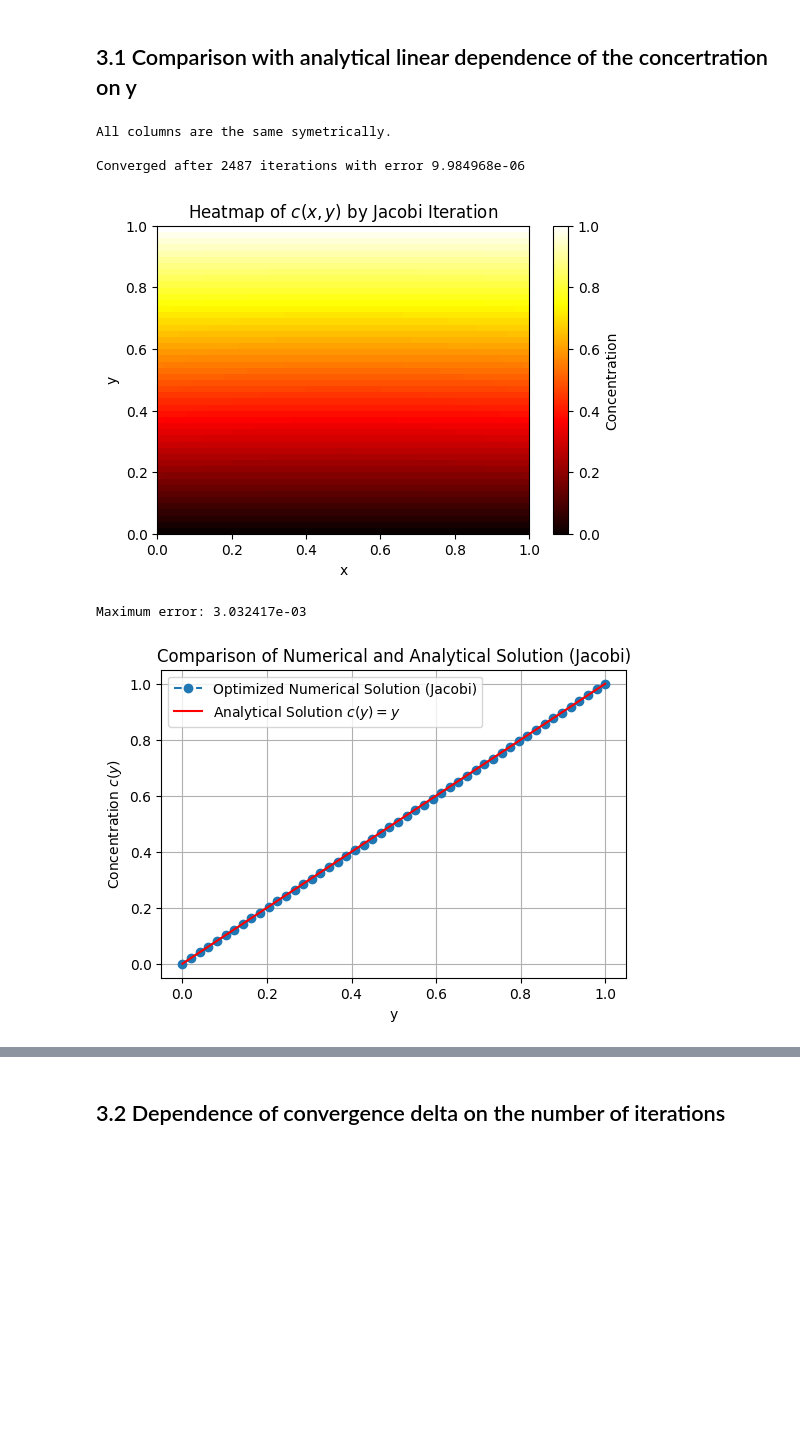
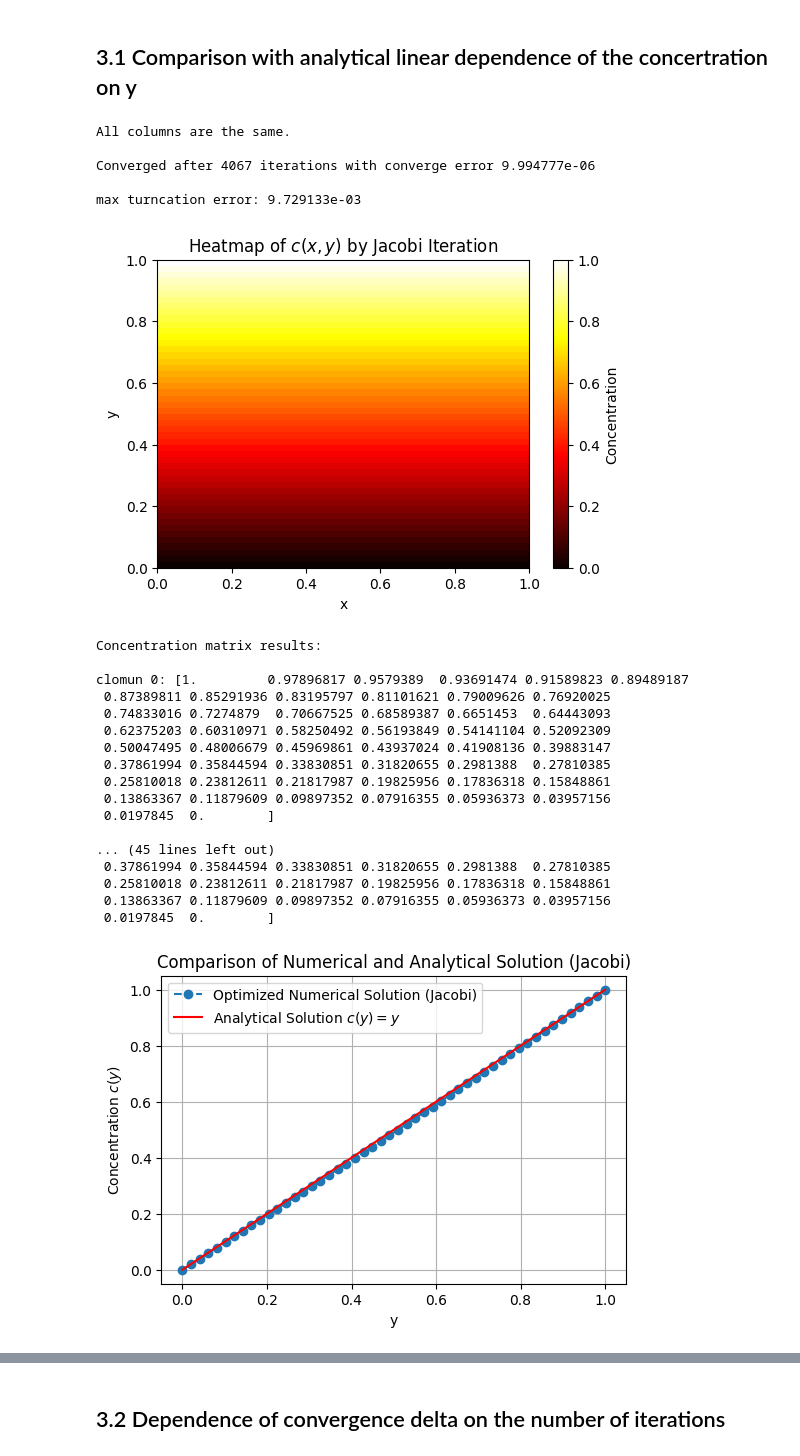
Before and after one commit to matijsv/scicomp_22, a Jupyter notebook: presentation.ipynb, the cells around one changed output, grey strips where cells are left out. Cells and saved outputs as stored; diff of their text form; code cells hidden in the pictures; blank space fills up the shorter version.

Commit message:
fix periodic left and right boundaries

```diff
--- a/presentation.ipynb
+++ b/presentation.ipynb
@@ -18,48 +18,74 @@ import src.time_indep_algorithm as tia
 # run the Jacobi iteration
 optimized_concentration, iteration, delta, _ = tia.jacobi_parallel()
 
 # check each column is the same symetrically
-for i in range(1, optimized_concentration.shape[1] // 2):
-    np.allclose(optimized_concentration[:, i], optimized_concentration[:, -i])
-print("All columns are the same symetrically. \n")
-print(f"Converged after {iteration} iterations with error {delta:.6e} \n")
+for i in range(1, optimized_concentration.shape[1]):
+    np.allclose(optimized_concentration[:, i], optimized_concentration[:, 0])
+print("All columns are the same. \n")
+print(f"Converged after {iteration} iterations with converge error {delta:.6e} \n")
+c_y_numerical_optimized = np.mean(optimized_concentration, axis=1)
+y_values_optimized = np.linspace(1, 0, len(c_y_numerical_optimized))
+
+# calculate the maximum error
+max_error_optimized = np.max(np.abs(c_y_numerical_optimized - y_values_optimized))
+print(f"max turncation error: {max_error_optimized:.6e} \n")
 
 # plot the heatmap of the optimized concentration
 plt.figure(figsize=(6, 4))
-plt.imshow(optimized_concentration, cmap="hot", aspect="auto", origin="upper",extent=[0, 1, 1, 0])
+plt.imshow(optimized_concentration, cmap="hot", aspect="auto", origin="lower",extent=[0, 1, 1, 0])
 plt.colorbar(label="Concentration")
 plt.xlabel("x")
 plt.ylabel("y")
 plt.title("Heatmap of $c(x, y)$ by Jacobi Iteration")
 plt.gca().invert_yaxis()  # invert y-axis to match the analytical solution
 plt.savefig("./fig/heatmap_jacobi.png")
 plt.show()
 
-c_y_numerical_optimized = np.mean(optimized_concentration, axis=1)
-y_values_optimized = np.linspace(0, 1, len(c_y_numerical_optimized))
-
-# calculate the maximum error
-max_error_optimized = np.max(np.abs(c_y_numerical_optimized - y_values_optimized))
-print(f"Maximum error: {max_error_optimized:.6e}")
+# print the concertration matrix results
+print("Concentration matrix results: \n")
+print(f"clomun 0: {optimized_concentration[:, 0]} \n")
+print(f"clomun 1: {optimized_concentration[:, 1]} \n")
+print(f"clomun 2: {optimized_concentration[:, 2]} \n")
+print(f"clomun -1: {optimized_concentration[:, -1]} \n")
+print(f"clomun -2: {optimized_concentration[:, -2]} \n")
+print(f"clomun -3: {optimized_concentration[:, -3]} \n")
 
 # plot the numerical solution
 plt.figure(figsize=(6, 4))
 plt.plot(y_values_optimized, c_y_numerical_optimized, label="Optimized Numerical Solution (Jacobi)", linestyle="--", marker="o")
 plt.plot(y_values_optimized, y_values_optimized, label="Analytical Solution $c(y) = y$", linestyle="-", color="r")
 plt.xlabel("y")
 plt.ylabel("Concentration $c(y)$")
 plt.legend()
 plt.title("Comparison of Numerical and Analytical Solution (Jacobi)")
 plt.grid(True)
 plt.savefig("./fig/numerical_vs_analytical_jacobi.png")
 plt.show()
 # %% [output]
-All columns are the same symetrically.
+All columns are the same.
 
-Converged after 2487 iterations with error 9.984968e-06
+Converged after 4067 iterations with converge error 9.994777e-06
+
+max turncation error: 9.729133e-03
 [figure]
-Maximum error: 3.032417e-03
+Concentration matrix results:
+
+clomun 0: [1.         0.97896817 0.9579389  0.93691474 0.91589823 0.89489187
+ 0.87389811 0.85291936 0.83195797 0.81101621 0.79009626 0.76920025
+ 0.74833016 0.7274879  0.70667525 0.68589387 0.6651453  0.64443093
+ 0.62375203 0.60310971 0.58250492 0.56193849 0.54141104 0.52092309
+ 0.50047495 0.48006679 0.45969861 0.43937024 0.41908136 0.39883147
+ 0.37861994 0.35844594 0.33830851 0.31820655 0.2981388  0.27810385
+ 0.25810018 0.23812611 0.21817987 0.19825956 0.17836318 0.15848861
+ 0.13863367 0.11879609 0.09897352 0.07916355 0.05936373 0.03957156
+ 0.0197845  0.        ]
+
+... (45 lines left out)
+ 0.37861994 0.35844594 0.33830851 0.31820655 0.2981388  0.27810385
+ 0.25810018 0.23812611 0.21817987 0.19825956 0.17836318 0.15848861
+ 0.13863367 0.11879609 0.09897352 0.07916355 0.05936373 0.03957156
+ 0.0197845  0.        ]
-[figure, old version]
+[figure, new version]
 # %%
 # run the Gauss-Seidel iteration
 optimized_concentration, iteration, delta, _ = tia.gauss_seidel_seq()
```
Also changed, not shown: parts of 3 cells of this notebook, 8 other files.
